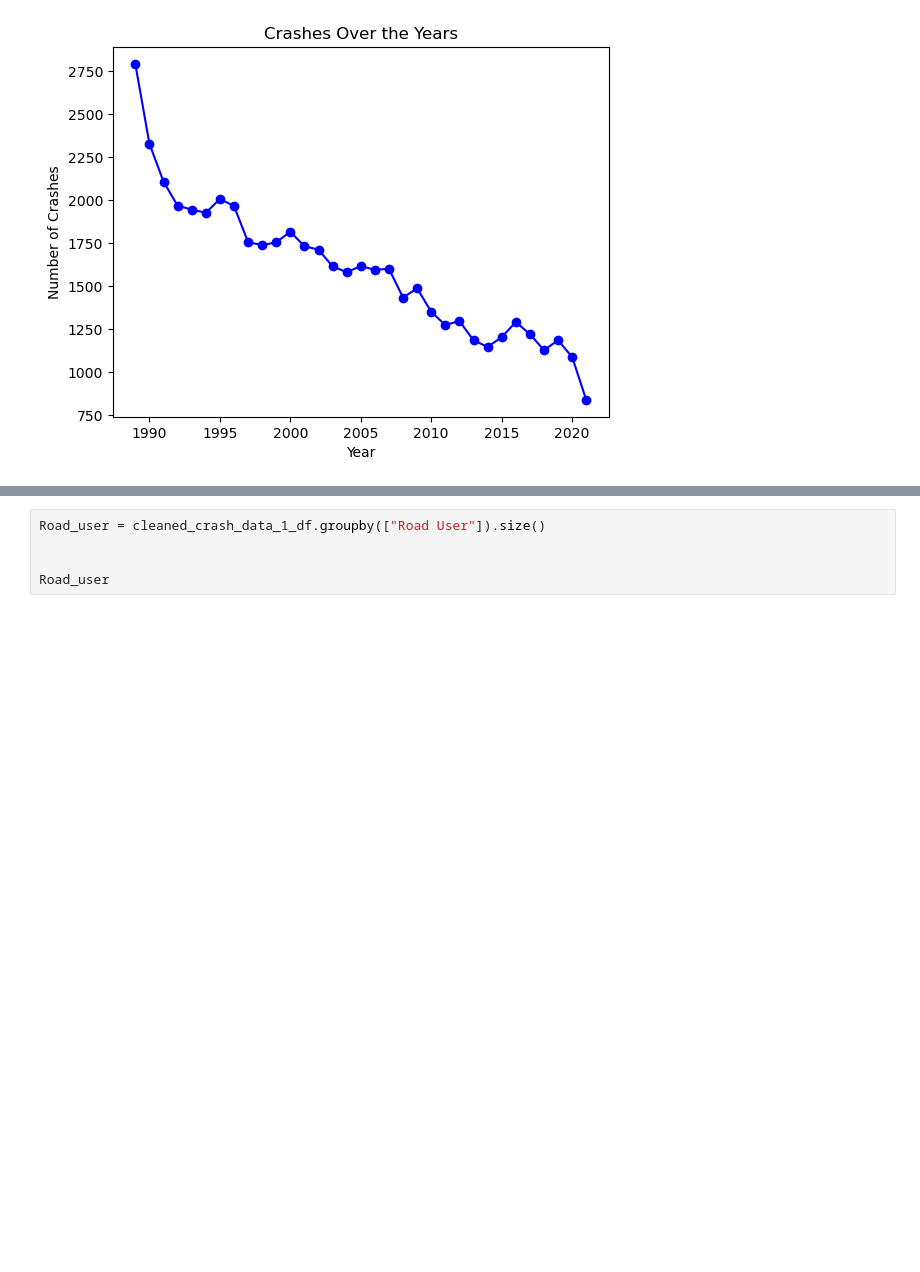
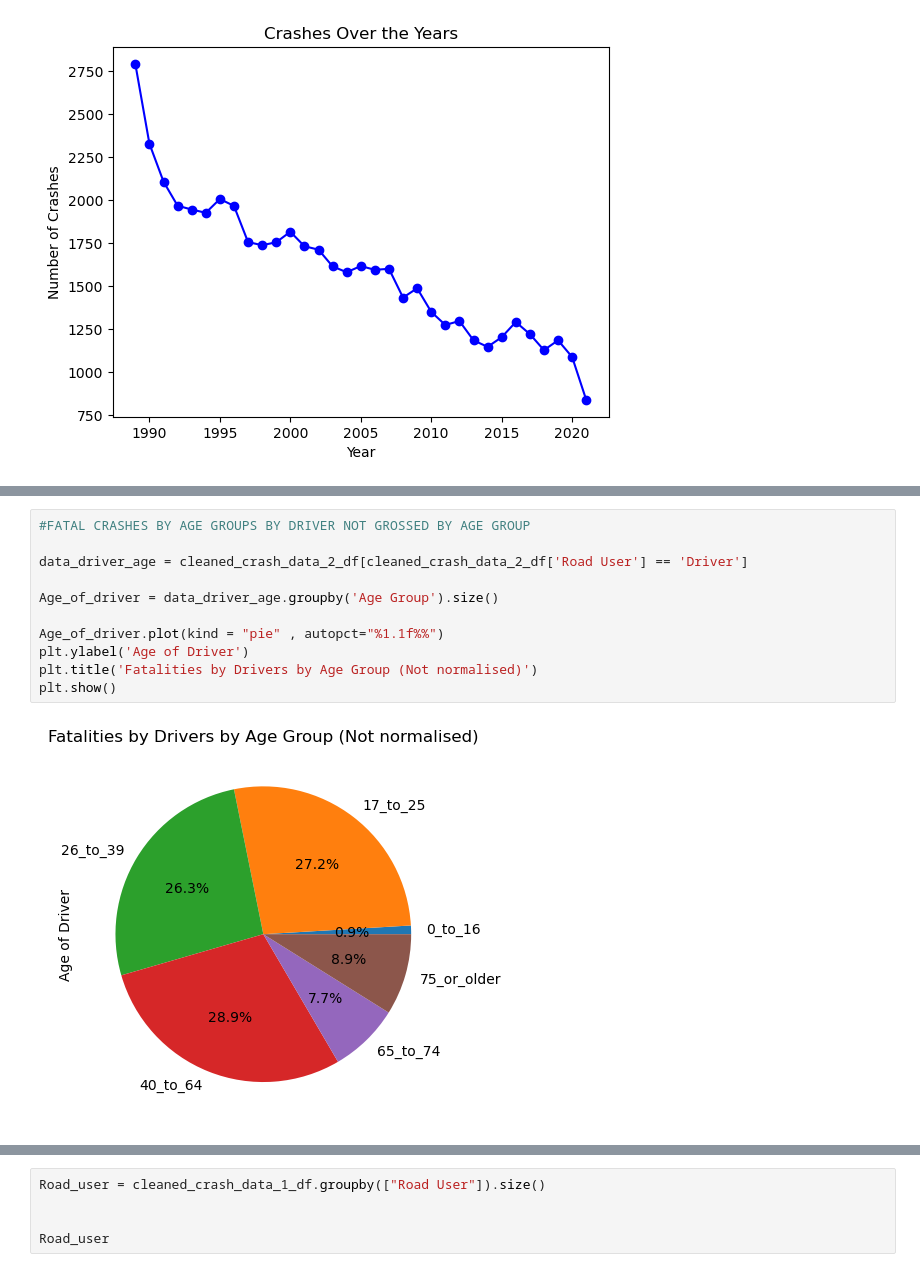
Before and after one commit to Kapedes/project-1-group-2, a Jupyter notebook: Project_1.ipynb, the cells around one changed output, grey strips where cells are left out. Cells and saved outputs as stored; diff of their text form; blank space fills up the shorter version.

```diff
--- a/Project_1.ipynb
+++ b/Project_1.ipynb
@@ -225,3 +238,16 @@ plt.title('Crash Victims')
 plt.show()
 # %% [output]
 [figure]
+# %%
+#FATAL CRASHES BY AGE GROUPS BY DRIVER NOT GROSSED BY AGE GROUP
+
+data_driver_age = cleaned_crash_data_2_df[cleaned_crash_data_2_df['Road User'] == 'Driver']
+
+Age_of_driver = data_driver_age.groupby('Age Group').size()
+
+Age_of_driver.plot(kind = "pie" , autopct="%1.1f%%")
+plt.ylabel('Age of Driver')
+plt.title('Fatalities by Drivers by Age Group (Not normalised)')
+plt.show()
+# %% [output]
+[figure, added]
```
Also changed, not shown: parts of 9 cells of this notebook, 1 other file.
